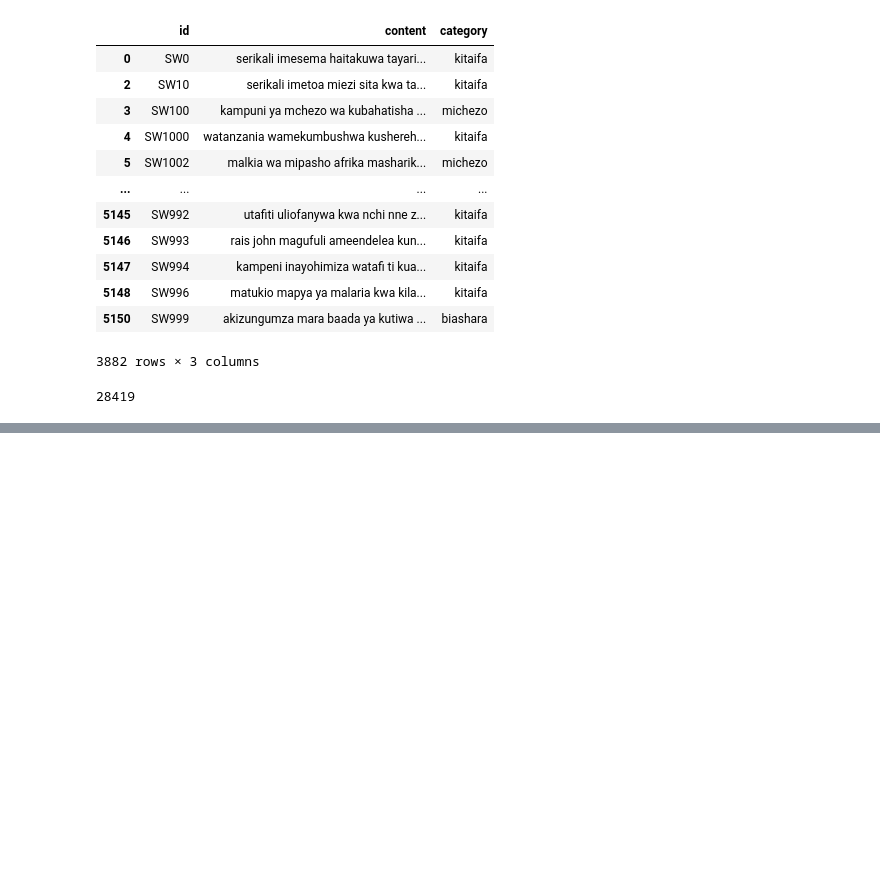
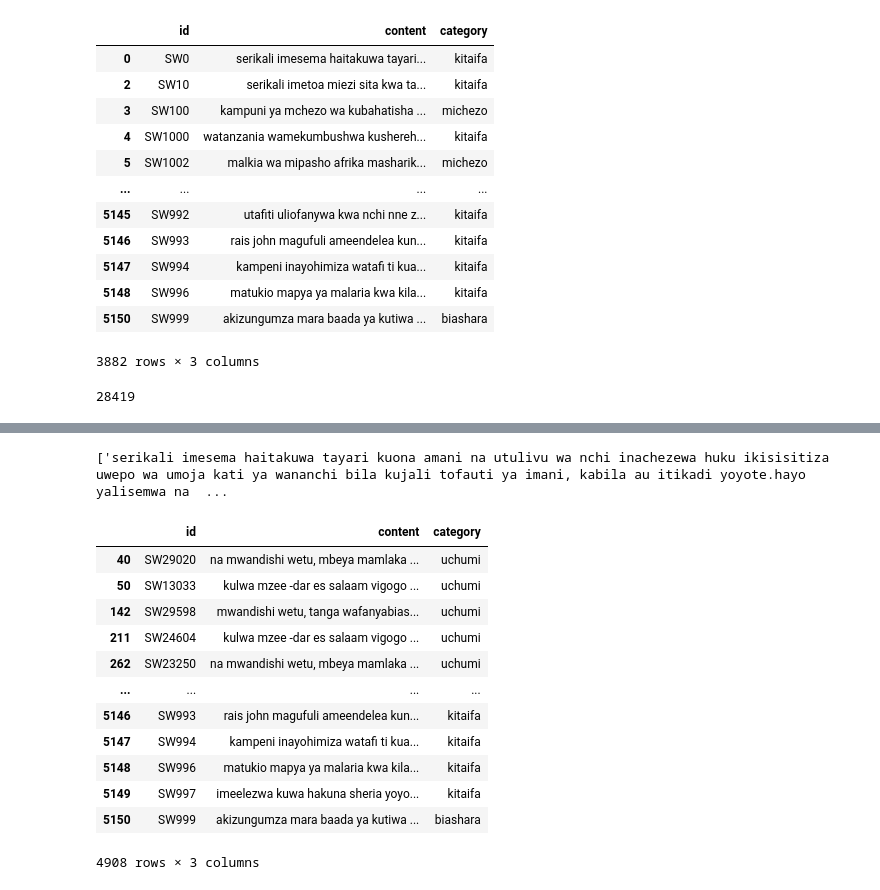
Before and after one commit to muchemicarol/ML4NLU_TermPaper, a Jupyter notebook: swahili_classification.ipynb, the cells around one changed output, grey strips where cells are left out. Saved outputs shown, nothing was run; the diff lists cells and outputs as text; code cells hidden in the pictures; blank space fills up the shorter version.

```diff
--- a/swahili_classification.ipynb
+++ b/swahili_classification.ipynb
@@ -6,6 +6,9 @@
 import numpy as np
 import pandas as pd
 import seaborn as sns
+from transformers import AutoTokenizer
+
+pd.set_option("display.max_colwidth", None)
 # %%
 holdout_train = pd.read_csv("Swahili_News_Train.csv")
 holdout_test = pd.read_csv("Swahili_News_Test.csv")
@@ -198,0 +220,20 @@ swahili_news.shape[0] + holdout_train.shape[0]
+# %%
+[news for news in swahili_news["content"].tolist() if "serikali imesema haitakuwa" in news]
+# %% [output]
+['serikali imesema haitakuwa tayari kuona amani na utulivu wa nchi inachezewa huku ikisisitiza uwepo wa umoja kati ya wananchi bila kujali tofauti ya imani, kabila au itikadi yoyote.hayo yalisemwa na  ...
+# %%
+merged_swahili_news[merged_swahili_news["content"].duplicated()]
+# %% [output]
+|  | id | content | category |
+| 40 | SW29020 | na mwandishi wetu, mbeya mamlaka ... | uchumi |
+| 50 | SW13033 | kulwa mzee -dar es salaam vigogo ... | uchumi |
+| 142 | SW29598 | mwandishi wetu, tanga wafanyabias... | uchumi |
+| 211 | SW24604 | kulwa mzee -dar es salaam vigogo ... | uchumi |
+| 262 | SW23250 | na mwandishi wetu, mbeya mamlaka ... | uchumi |
+| ... | ... | ... | ... |
+| 5146 | SW993 | rais john magufuli ameendelea kun... | kitaifa |
+| 5147 | SW994 | kampeni inayohimiza watafi ti kua... | kitaifa |
+| 5148 | SW996 | matukio mapya ya malaria kwa kila... | kitaifa |
+| 5149 | SW997 | imeelezwa kuwa hakuna sheria yoyo... | kitaifa |
+| 5150 | SW999 | akizungumza mara baada ya kutiwa ... | biashara |
+4908 rows × 3 columns
```
Also changed, not shown: parts of 15 cells of this notebook.
